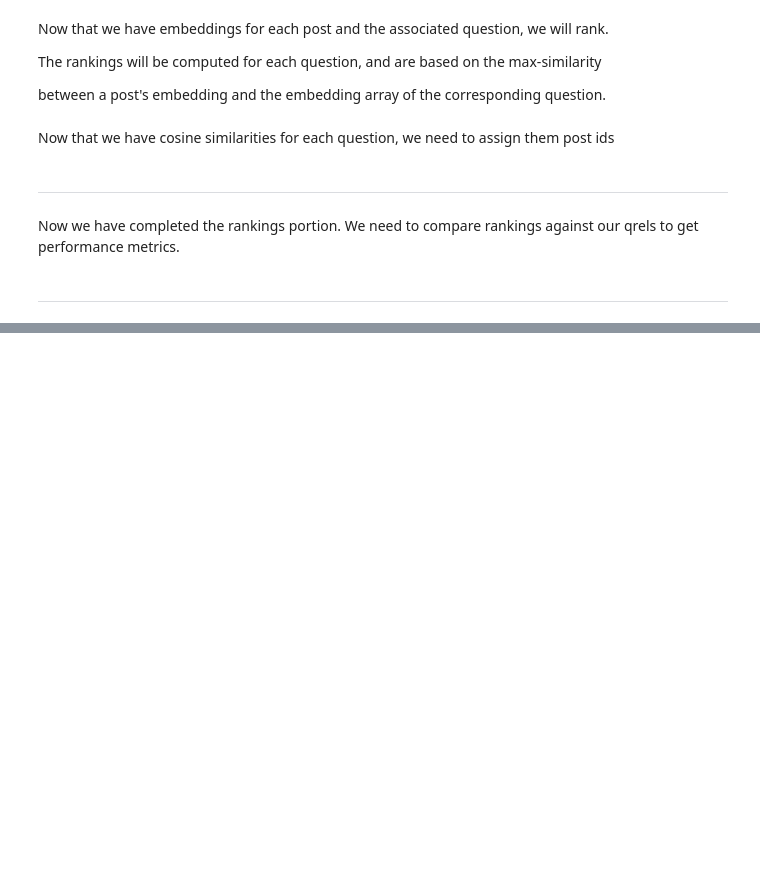
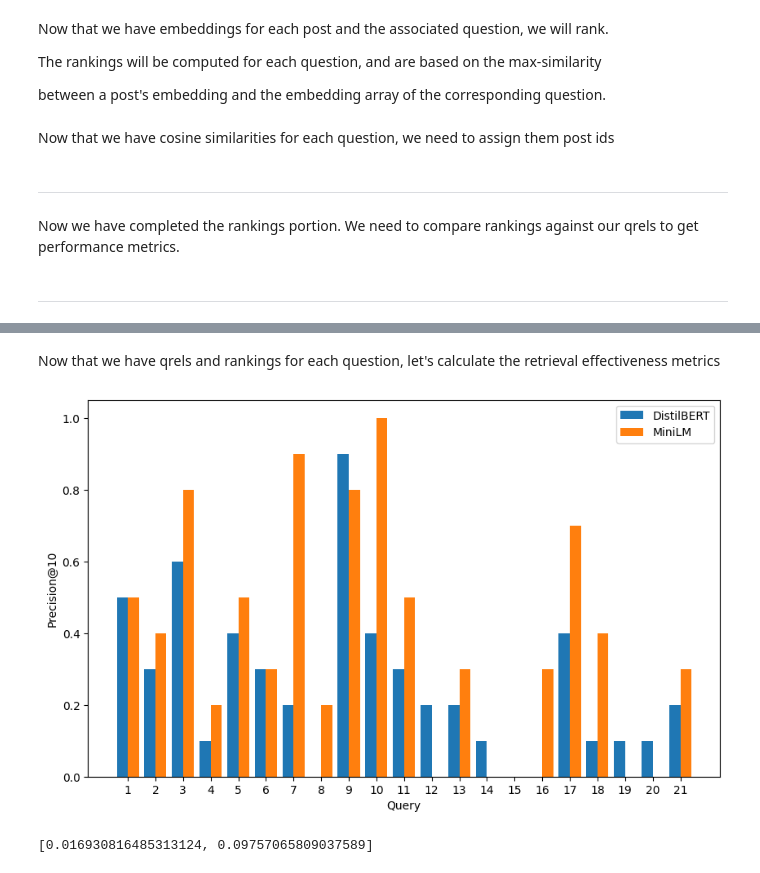
Before and after one commit to wyattmccurdy12/Project-Part-2, a Jupyter notebook: Post_Baseline_Run.ipynb, the cells around one changed output, grey strips where cells are left out. Drawn from its saved outputs; the diff is of its cells as text; code cells hidden in the pictures; blank space fills up the shorter version.

```diff
--- a/Post_Baseline_Run.ipynb
+++ b/Post_Baseline_Run.ipynb
@@ -174,20 +232,2 @@ qrels_majority.head()
-# %%
-# Pull one ranking each from rankings_dict. Compare each against majority qrels to get metrics
-result_collection = []
-qrels = Qrels.from_df(qrels_majority)
-for i, q in enumerate(rankings_dict.keys()):
-    # Handle ranking scoring dataframes one at a time
-    q_rank_df = rankings_dict[q]
-
-    # Get the ranking against the qrels majority file
-    run = Run.from_df(q_rank_df)
-
-    results = evaluate(qrels, run, metrics=['r-precision', 'precision@10', 'map', 'ndcg@1000'], make_comparable=True)
-    results['q_id'] = str(i+1)
-    result_collection.append(results)
-
-results_df = pd.DataFrame(result_collection)
-# Compute the mean of each column
-
-
-results_df.to_csv("finetuned_results.csv", index=False)
+# %% [markdown]
+Now that we have qrels and rankings for each question, let's calculate the retrieval effectiveness metrics
@@ -193,0 +449,38 @@ results_df.to_csv("finetuned_results.csv", index=False)
+# %%
+# Make a plot of distilbert precision@10 vs minilm precision@10 for majority
+import matplotlib.pyplot as plt
+
+import numpy as np
+
+# Create an array with the position of each bar along the x-axis
+x = np.arange(1, len(distilbert_majority_metrics["Precision@10"])+1)
+
+# Create the bar plot
+plt.figure(figsize=(10, 6))
+plt.bar(x - 0.2, distilbert_majority_metrics["Precision@10"], 0.4, label="DistilBERT")
+plt.bar(x + 0.2, minilm_majority_metrics["Precision@10"], 0.4, label="MiniLM")
+
+# Define the labels and title
+plt.xlabel("Query")
+plt.ylabel("Precision@10")
+
+# Set the x-ticks to be every integer from 1 through 21
+plt.xticks(np.arange(1, 22))
+
+# Add the legend
+plt.legend()
+
+# Show the plot
+plt.show()
+# %% [output]
+[figure, added]
+# %%
+# Get p-values for differences in p@10 between distilbert and minilm
+from scipy.stats import ttest_rel
+
+p_values = [ttest_rel(distilbert_majority_metrics["Precision@10"], minilm_majority_metrics["Precision@10"]).pvalue,
+            ttest_rel(distilbert_consensus_metrics["Precision@10"], minilm_consensus_metrics["Precision@10"]).pvalue]
+
+p_values
+# %% [output]
+[0.016930816485313124, 0.09757065809037589]
```
Also changed, not shown: parts of 19 cells of this notebook, 3 other files.
